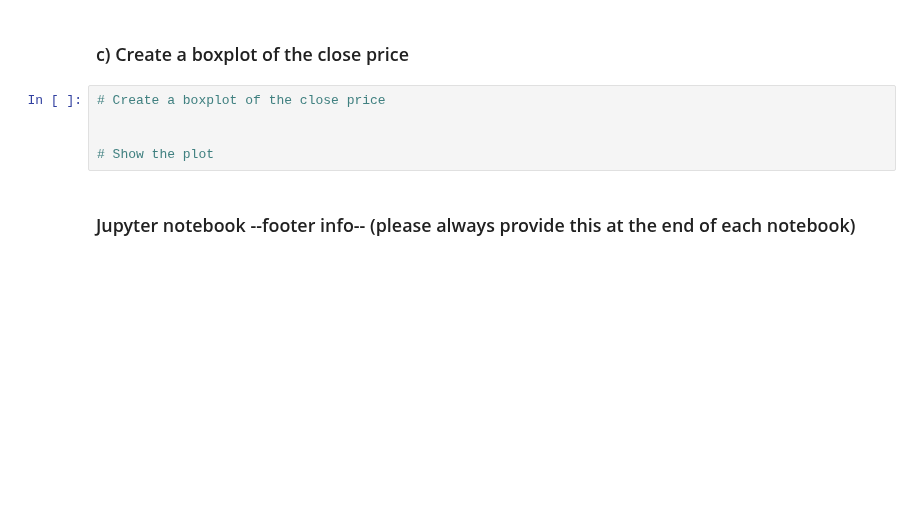
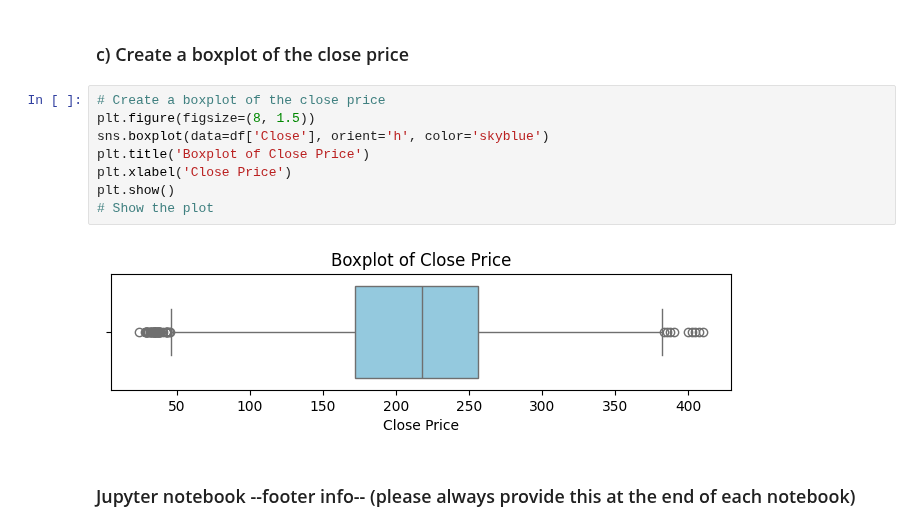
Before and after one commit to mario-gellrich-zhaw/data_analytics, a Jupyter notebook: WTYK/LC_04/yahoo_finance_example.ipynb, the cells around one changed output. Drawn from its saved outputs; the diff is of its cells as text; blank space fills up the shorter version.

```diff
--- a/WTYK/LC_04/yahoo_finance_example.ipynb
+++ b/WTYK/LC_04/yahoo_finance_example.ipynb
@@ -68,11 +107,16 @@ u:\Lektionen\GitHub_Repositories\data_analytics\WTYK\LC_04
 # Show the plot
 # %% [markdown]
 ### c) Create a boxplot of the close price
-# %%
-# Create a boxplot of the close price
-
-
-# Show the plot
+# %%
+# Create a boxplot of the close price
+plt.figure(figsize=(8, 1.5))
+sns.boxplot(data=df['Close'], orient='h', color='skyblue')
+plt.title('Boxplot of Close Price')
+plt.xlabel('Close Price')
+plt.show()
+# Show the plot
+# %% [output]
+[figure, added]
 # %% [markdown]
 ### Jupyter notebook --footer info-- (please always provide this at the end of each notebook)
 # %%
```
Also changed, not shown: parts of 6 cells of this notebook, 3 other files.
